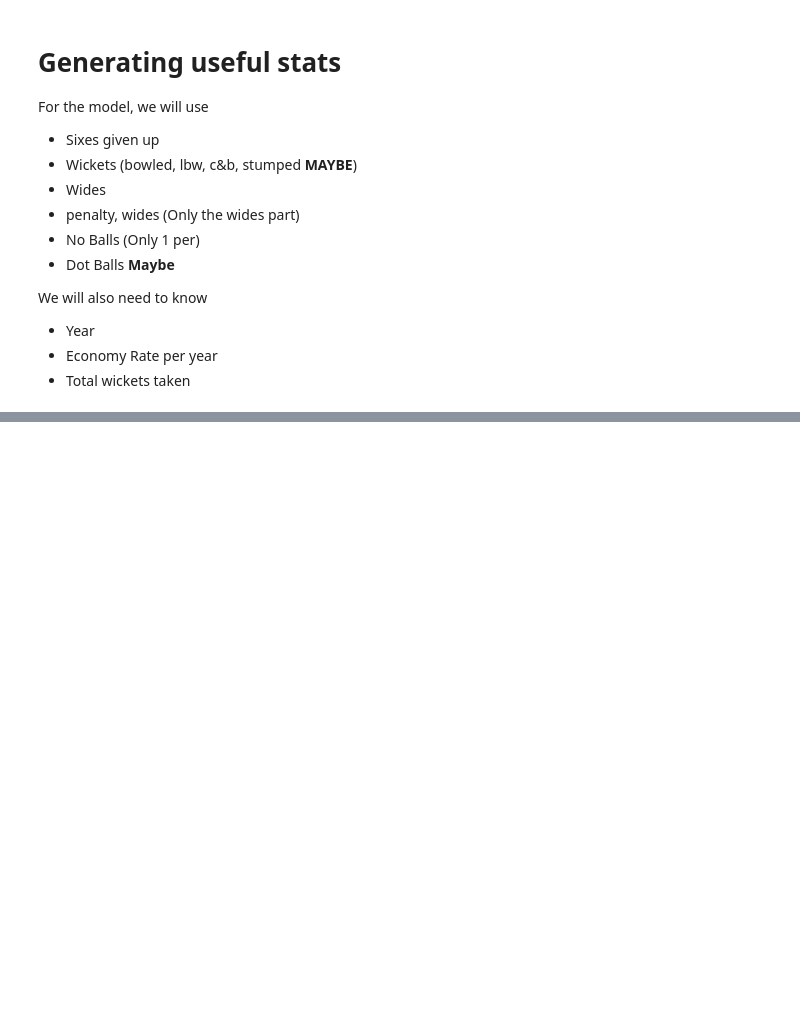
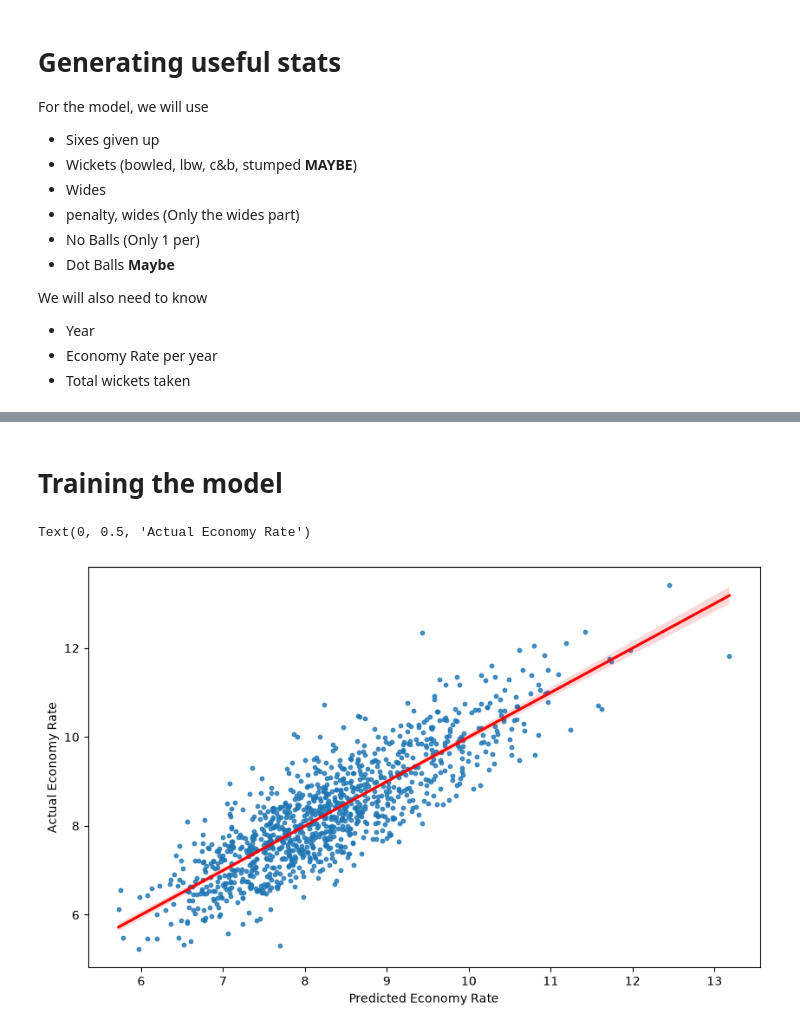
Before and after one commit to greenbear26/fielding-independent-bowling, a Jupyter notebook: main.ipynb, the cells around one changed output, grey strips where cells are left out. Cells and saved outputs as stored; diff of their text form; code cells hidden in the pictures; blank space fills up the shorter version.

Commit message:
Trained first model

```diff
--- a/main.ipynb
+++ b/main.ipynb
@@ -193,0 +220,16 @@ bowler_df.head(20)
+# %% [markdown]
+# Training the model
+# %%
+X = bowler_df[['Sixes', 'Wides', 'NoBalls', 'FI Wickets', 'DotBalls']].div(bowler_df['Overs'], axis=0)
+y = bowler_df['Economy']
+
+fib_ref = LinearRegression().fit(X, y)
+# %%
+# Display regression
+plt.figure(figsize=(10, 6))
+sns.regplot(x=fib_ref.predict(X), y=y, scatter_kws={'s':10}, line_kws={'color': 'red'})
+plt.xlabel('Predicted Economy Rate')
+plt.ylabel('Actual Economy Rate')
+# %% [output]
+Text(0, 0.5, 'Actual Economy Rate')
+[figure, added]
```
Also changed, not shown: parts of 4 cells of this notebook, 1 other file.
